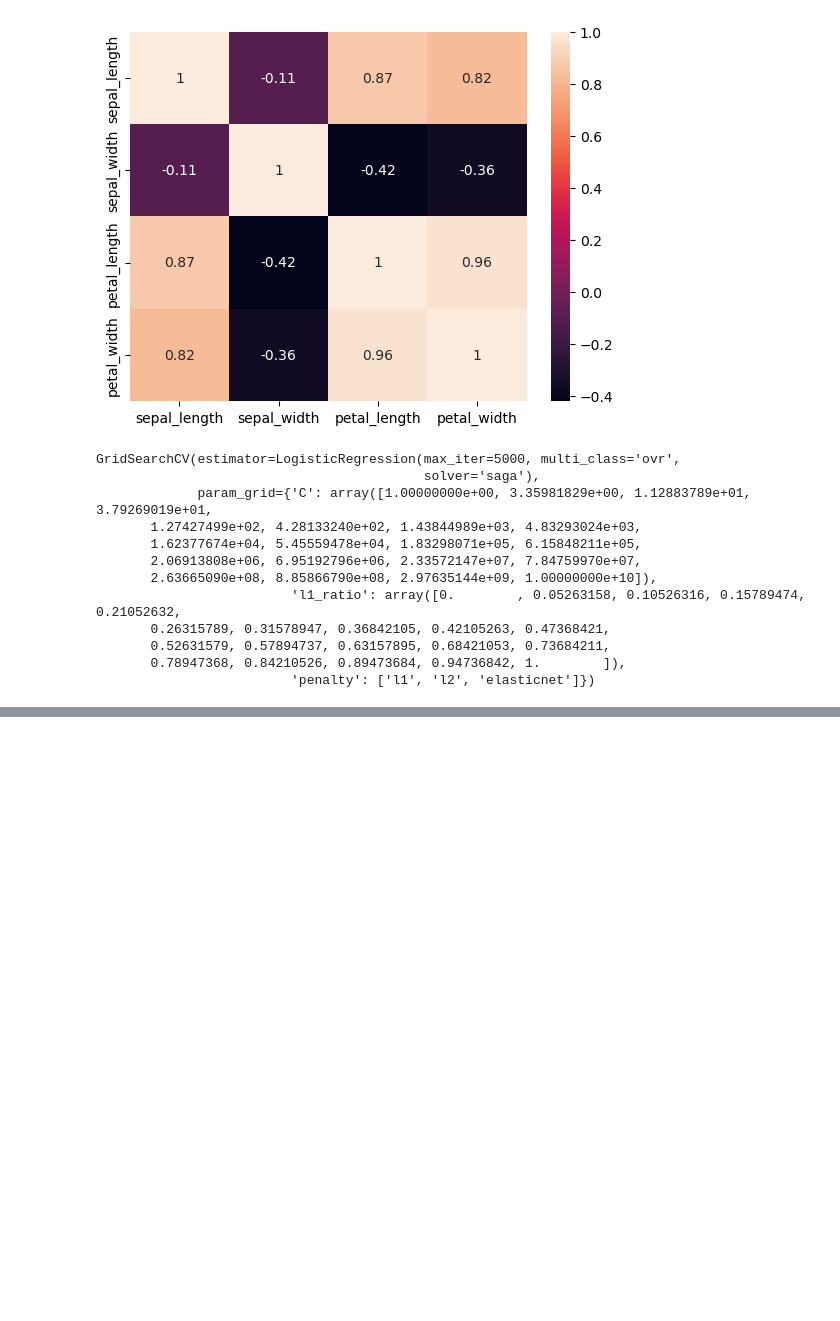
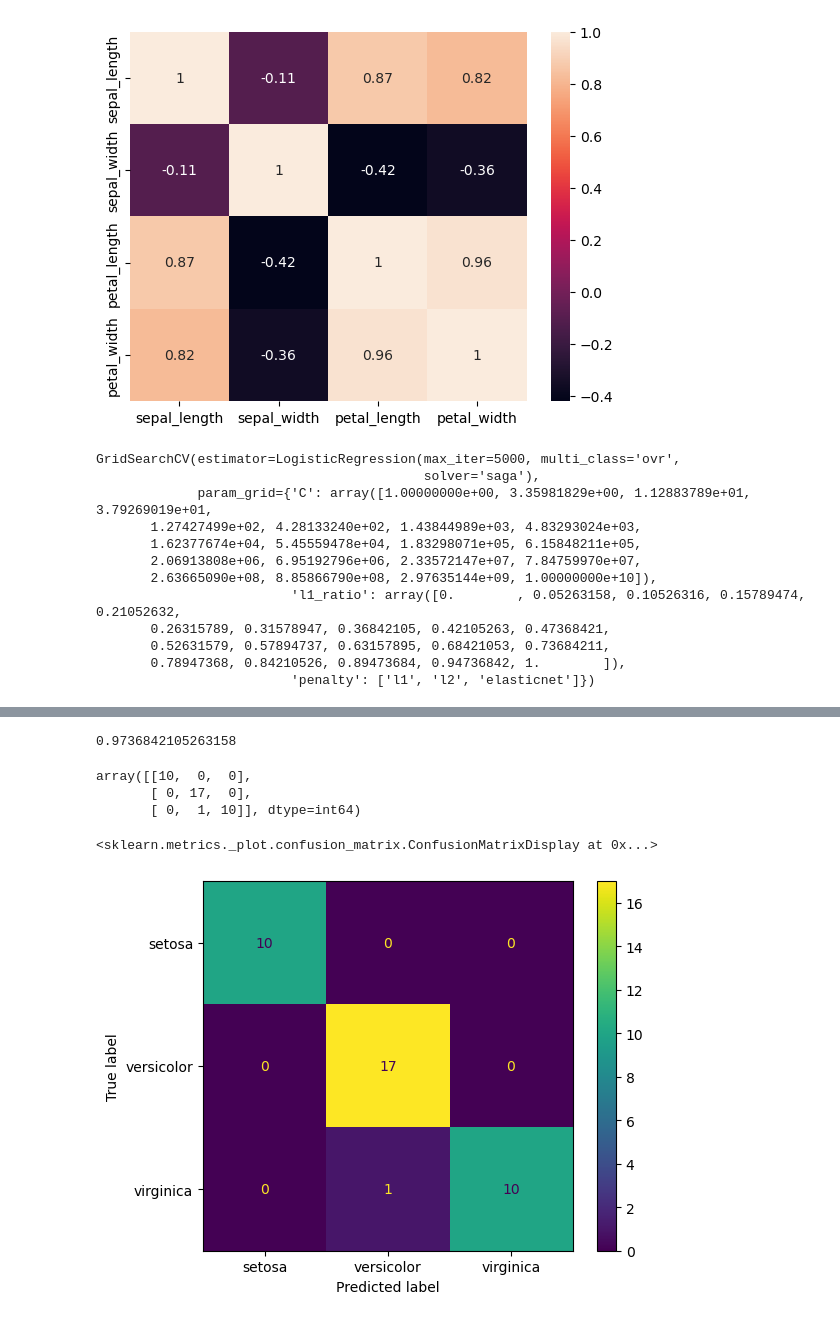
Before and after one commit to NadeemDin/ML-Logistic-Regression, a Jupyter notebook: Multi-Class Logistic Regression.ipynb, the cells around one changed output, grey strips where cells are left out. Saved outputs shown, nothing was run; the diff lists cells and outputs as text; code cells hidden in the pictures; blank space fills up the shorter version.

```diff
--- a/Multi-Class Logistic Regression.ipynb
+++ b/Multi-Class Logistic Regression.ipynb
@@ -134,0 +175,15 @@ GridSearchCV(estimator=LogisticRegression(max_iter=5000, multi_class='ovr',
+# %%
+accuracy_score(y_test,y_pred)
+# %% [output]
+0.9736842105263158
+# %%
+confusion_matrix(y_test,y_pred)
+# %% [output]
+array([[10,  0,  0],
+       [ 0, 17,  0],
+       [ 0,  1, 10]], dtype=int64)
+# %%
+plot_confusion_matrix(grid_model,scaled_X_test,y_test)
+# %% [output]
+<sklearn.metrics._plot.confusion_matrix.ConfusionMatrixDisplay at 0x...>
+[figure, added]
```
Also changed, not shown: parts of 12 cells of this notebook.
